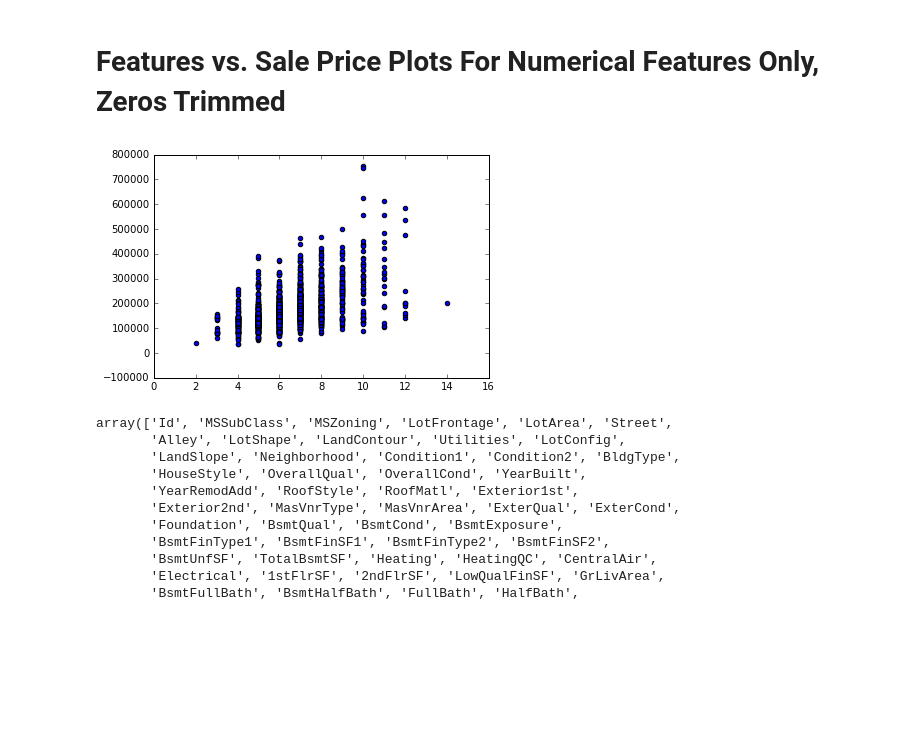
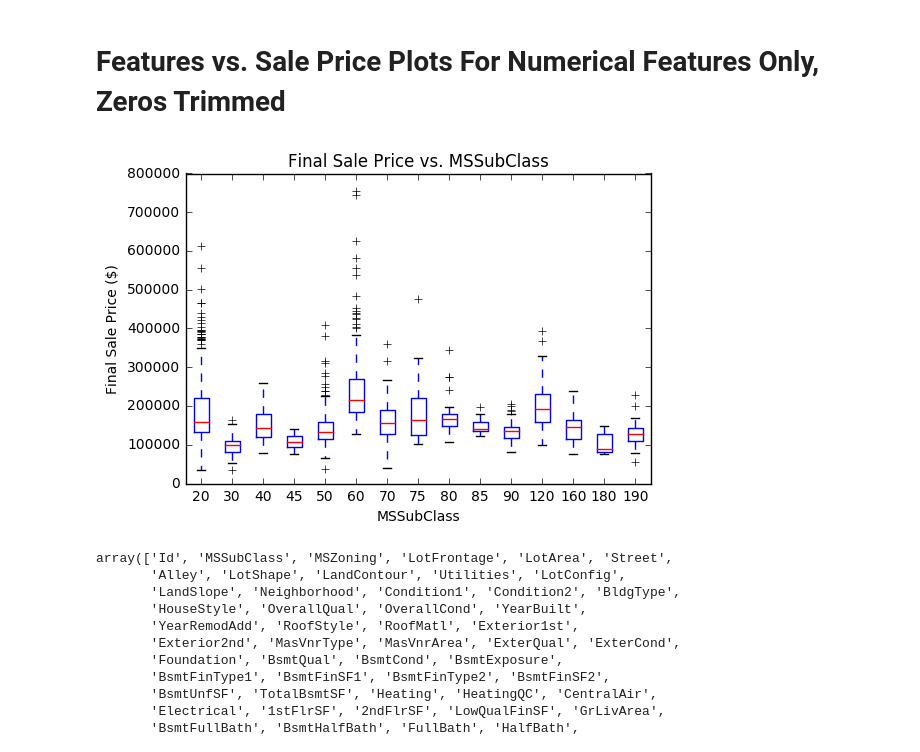
Before and after one commit to jmwaks/Real_Estate_Prices, a Jupyter notebook: Housing.ipynb, the cells around one changed output. Saved outputs shown, nothing was run; the diff lists cells and outputs as text; code cells hidden in the pictures; blank space fills up the shorter version.

Commit message:
plotting box for categorical, scatter for continuous, still needs work

```diff
--- a/Housing.ipynb
+++ b/Housing.ipynb
@@ -30,31 +30,53 @@ train.shape
 # %%
 # find numerical features only
 num_features = [num_feature for num_feature in train.columns.values if train[num_feature].dtype == 'int64']
 
 features_dropdown = widgets.Dropdown(
     options=num_features,
     value='Id',
-    description='Choose feature:',
+    description='Feature',
     disabled=False,
     button_style='info' # 'success', 'info', 'warning', 'danger' or ''
 )
 
 def plot_feature_vs_final_price(feature):
-    x = train[feature].values
-    y = train['SalePrice'].values
 
-    #find zero indices
-    zero_indices = np.where(x == 0)[0]
-    #delete these datapoints from x and y
+    if feature == 'MSSubClass':
+        labels = np.unique(train['MSSubClass'].values)
+        data = {l: list() for l in labels}
+        for idx, val in enumerate(train['SalePrice'].values):
+            data[train['MSSubClass'].values[idx]].append(val)
+        data = [d[1] for d in sorted(list(data.items()), key=lambda x: x[0])]
+        fig = plt.figure()
+        ax = fig.add_subplot(1, 1, 1)
+        ax.set_title('Final Sale Price vs. %s' % feature)
+        ax.set_xlabel(feature)
+        ax.set_ylabel('Final Sale Price ($)')
+        ax.boxplot(data, labels=labels)
+        plt.show()
+    else:
+        x = train[feature].values
+        y = train['SalePrice'].values
 
-    x = np.delete(x, zero_indices)
-    y = np.delete(y, zero_indices)
+        #find zero indices
+        zero_indices = np.where(x == 0)[0]
+        #delete these datapoints from x and y
 
-    plt.scatter(x, y)
+        x = np.delete(x, zero_indices)
+        y = np.delete(y, zero_indices)
+
+        fig = plt.figure()
+        ax = fig.add_subplot(1, 1, 1)
+        ax.set_title('Final Sale Price vs. %s' % feature)
+        ax.set_xlabel(feature)
+        ax.set_ylabel('Final Sale Price ($)')
+
+        ax.scatter(x, y)
+        plt.show()
 
 widgets.interact(plot_feature_vs_final_price, feature=features_dropdown)
 # %% [output]
-[figure, old version]
+[figure, new version]
 # %%
 train.columns.values
 # %% [output]
```
